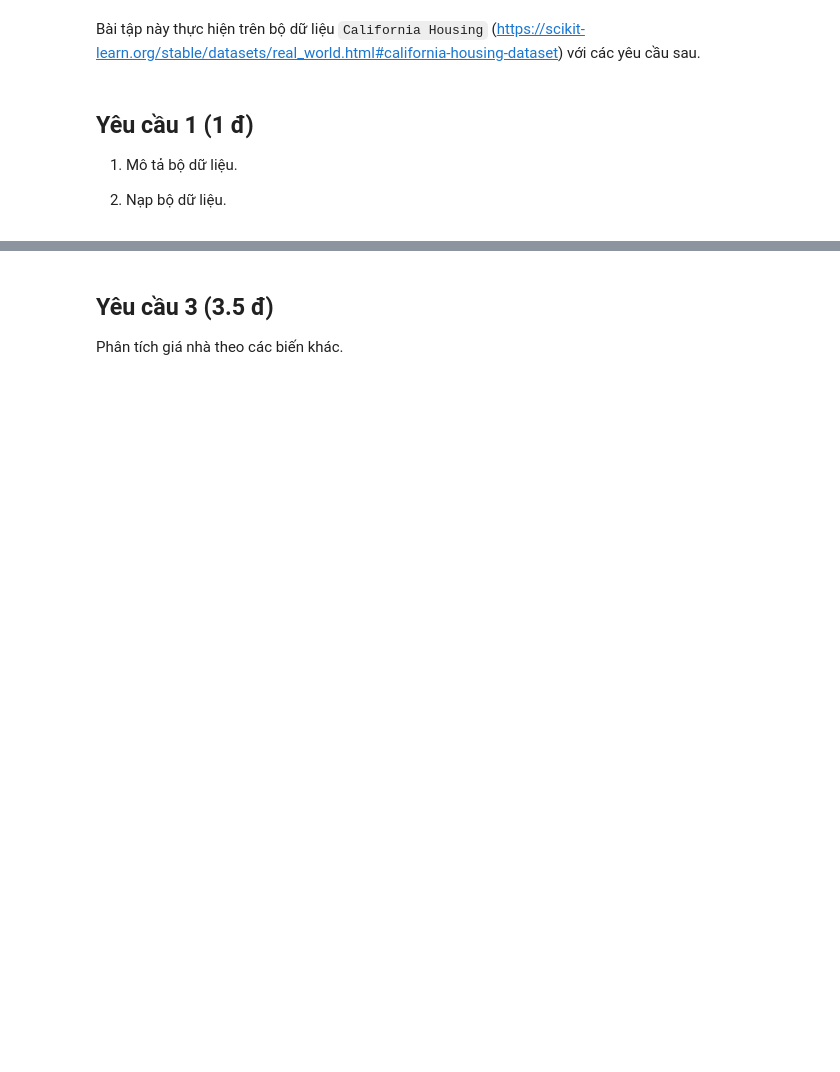
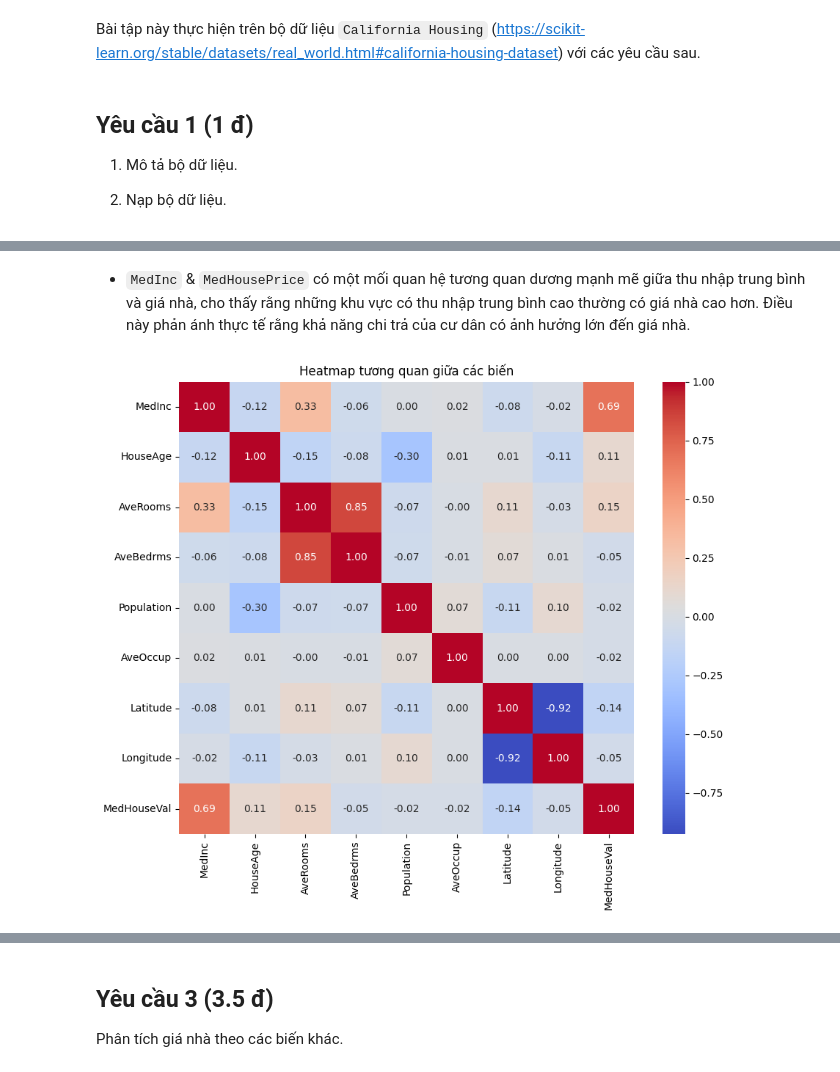
Before and after one commit to vietch2612/22850034-hcmus-assignment, a Jupyter notebook: computer_statistic/ex4/22850034.ipynb, the cells around one changed output, grey strips where cells are left out. Drawn from its saved outputs; the diff is of its cells as text; code cells hidden in the pictures; blank space fills up the shorter version.

```diff
--- a/computer_statistic/ex4/22850034.ipynb
+++ b/computer_statistic/ex4/22850034.ipynb
@@ -58,0 +132,10 @@ x['MedInc'].hist()
+# %% [markdown]
+- `MedInc` & `MedHousePrice` có một mối quan hệ tương quan dương mạnh mẽ giữa thu nhập trung bình và giá nhà, cho thấy rằng những khu vực có thu nhập trung bình cao thường có giá nhà cao hơn. Điều này phản ánh thực tế rằng khả năng chi trả của cư dân có ảnh hưởng lớn đến giá nhà.
+# %%
+# Plot the heatmap of the correlation matrix
+plt.figure(figsize=(10, 8))
+sns.heatmap(df.corr(), annot=True, fmt=".2f", cmap='coolwarm')
+plt.title('Heatmap tương quan giữa các biến')
+plt.show()
+# %% [output]
+[figure, added]
```
Also changed, not shown: parts of 64 cells of this notebook, 5 other files.
